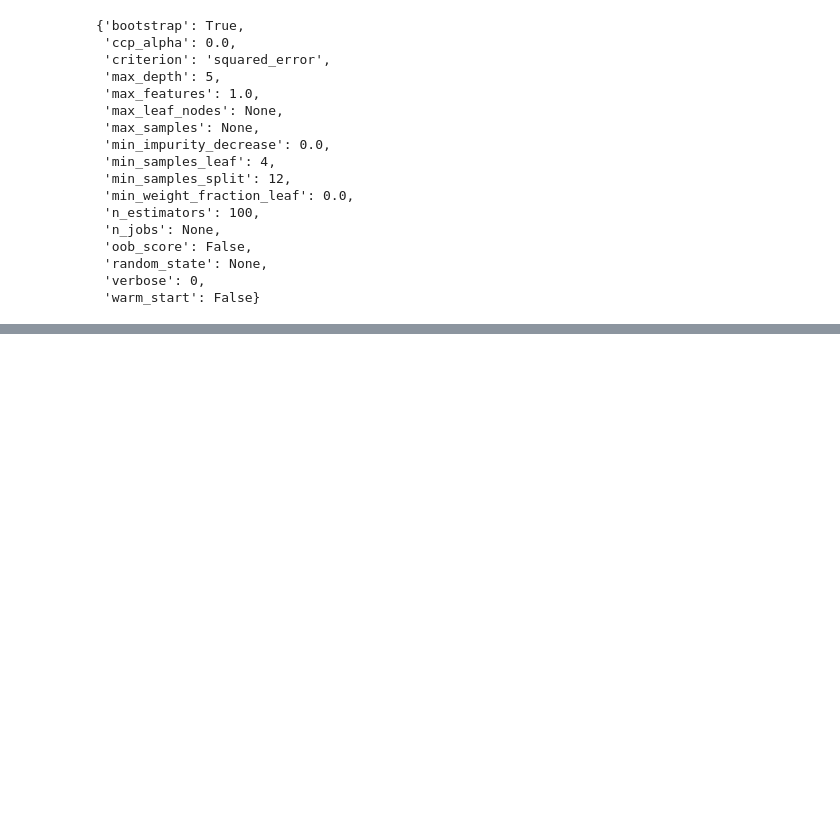
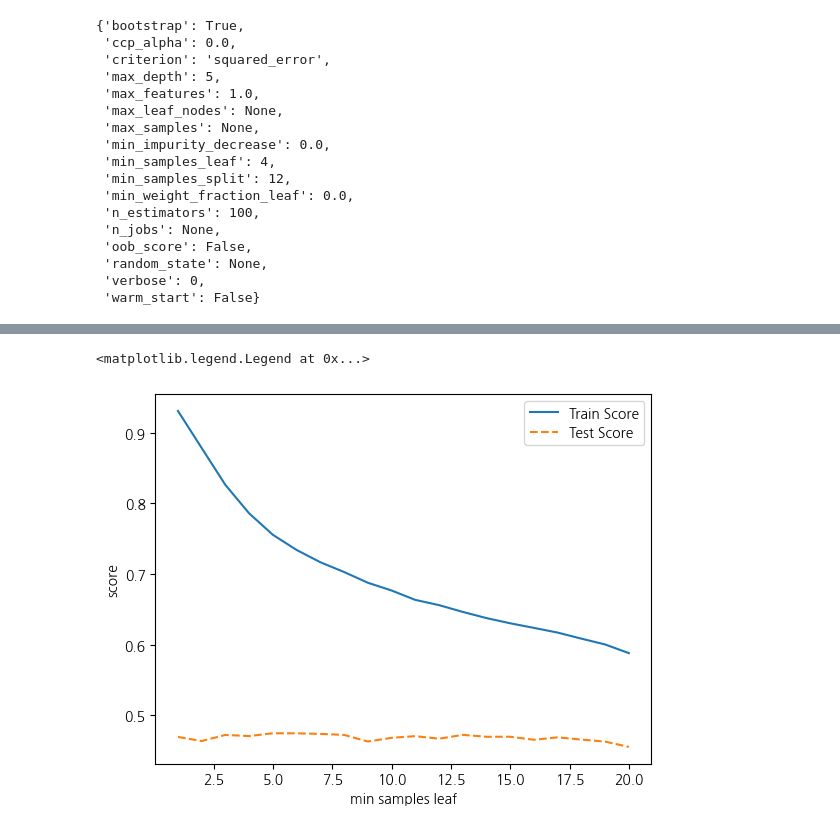
Before and after one commit to Seojiii/kurly_project, a Jupyter notebook: 0318_js_randomforest.ipynb, the cells around one changed output, grey strips where cells are left out. Cells and saved outputs as stored; diff of their text form; code cells hidden in the pictures; blank space fills up the shorter version.

```diff
--- a/0318_js_randomforest.ipynb
+++ b/0318_js_randomforest.ipynb
@@ -447,0 +593,20 @@ print("\nbest score: \n{}".format(grid_rf.best_score_.round(3)))
+# %%
+# train 및 test 설명력 결과 저장
+train_score = []; test_score = []
+# min_samples_leaf: 잎사귀 최소 자료 수
+para_leaf = [n_leaf for n_leaf in range(1, 21)]
+
+for v_min_samples_leaf in para_leaf:
+    rf = RandomForestRegressor(n_estimators = 100,
+                                min_samples_leaf = v_min_samples_leaf)
+    rf.fit(df_train_x, df_train_y)
+    train_score.append(rf.score(df_train_x, df_train_y))
+    test_score.append(rf.score(df_test_x, df_test_y))
+
+# 데이터 테이블로 저장
+df_score_leaf = pd.DataFrame()
+df_score_leaf["MinSamplesLeaf"] = para_leaf
+df_score_leaf["TrainScore"] = train_score
+df_score_leaf["TestScore"] = test_score
+
+df_score_leaf.round(3)
@@ -447,0 +631,9 @@ print("\nbest score: \n{}".format(grid_rf.best_score_.round(3)))
+# %%
+# 모델 설명력 그래프 확인
+plt.plot(para_leaf, train_score, linestyle = "-", label = "Train Score")
+plt.plot(para_leaf, test_score, linestyle = "--", label = "Test Score")
+plt.ylabel("score"); plt.xlabel("min samples leaf")
+plt.legend()
+# %% [output]
+<matplotlib.legend.Legend at 0x...>
+[figure, added]
```
Also changed, not shown: parts of 32 cells of this notebook.
